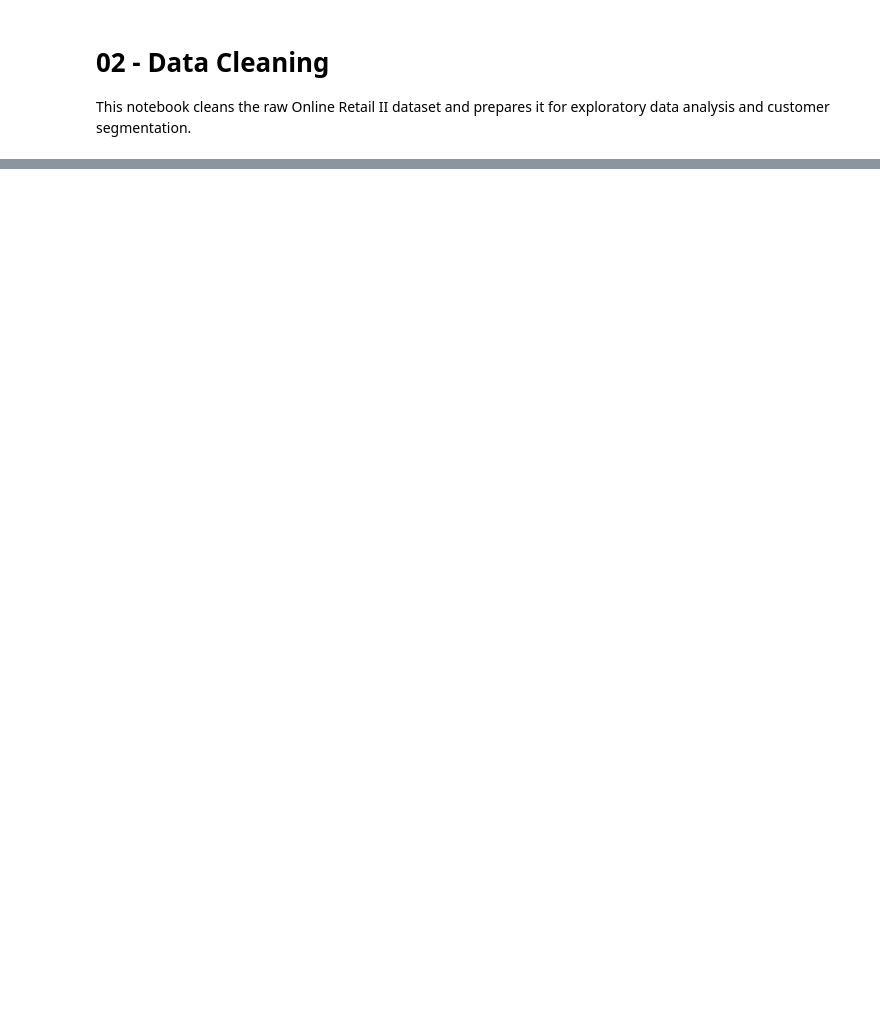
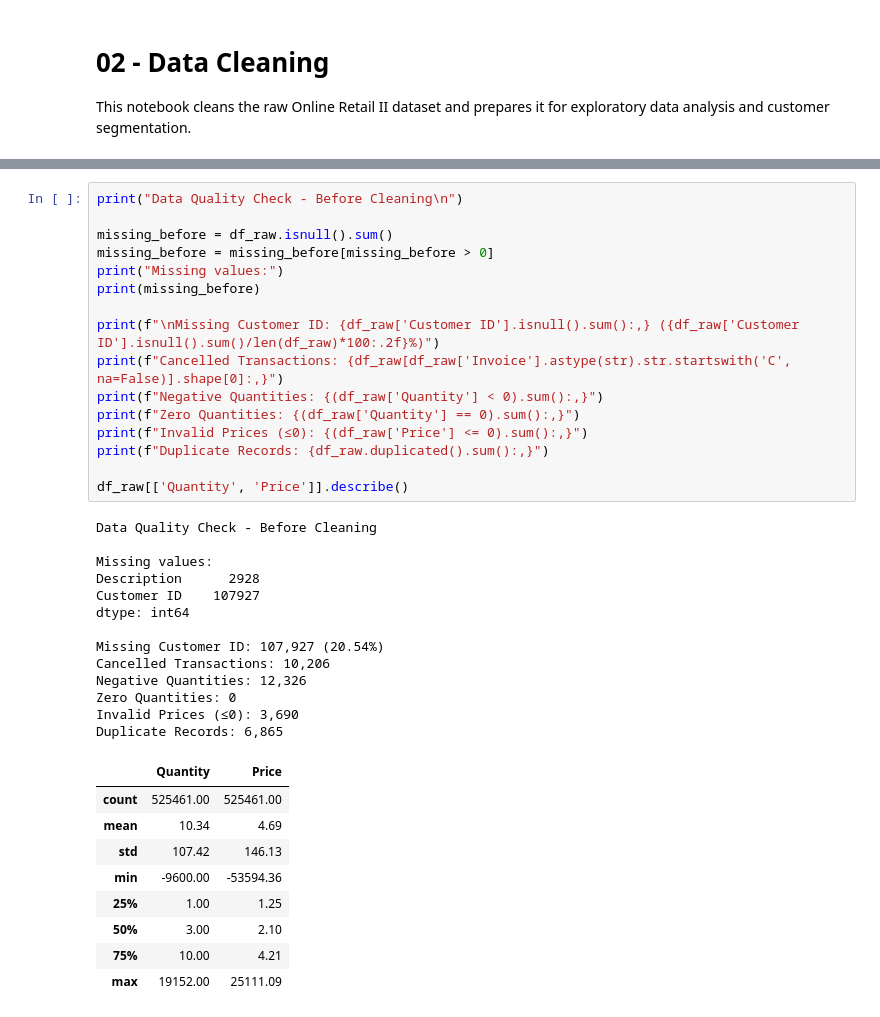
Before and after one commit to cdpratik/ml_02_customer-segmentation-kmeans-pca, a Jupyter notebook: notebooks/02_data_cleaning.ipynb, the cells around one changed output, grey strips where cells are left out. Drawn from its saved outputs; the diff is of its cells as text; blank space fills up the shorter version.

```diff
--- a/notebooks/02_data_cleaning.ipynb
+++ b/notebooks/02_data_cleaning.ipynb
@@ -596,0 +63,39 @@ Total revenue: £8,798,233.74
+# %%
+print("Data Quality Check - Before Cleaning\n")
+
+missing_before = df_raw.isnull().sum()
+missing_before = missing_before[missing_before > 0]
+print("Missing values:")
+print(missing_before)
+
+print(f"\nMissing Customer ID: {df_raw['Customer ID'].isnull().sum():,} ({df_raw['Customer ID'].isnull().sum()/len(df_raw)*100:.2f}%)")
+print(f"Cancelled Transactions: {df_raw[df_raw['Invoice'].astype(str).str.startswith('C', na=False)].shape[0]:,}")
+print(f"Negative Quantities: {(df_raw['Quantity'] < 0).sum():,}")
+print(f"Zero Quantities: {(df_raw['Quantity'] == 0).sum():,}")
+print(f"Invalid Prices (≤0): {(df_raw['Price'] <= 0).sum():,}")
+print(f"Duplicate Records: {df_raw.duplicated().sum():,}")
+
+df_raw[['Quantity', 'Price']].describe()
+# %% [output]
+Data Quality Check - Before Cleaning
+
+Missing values:
+Description      2928
+Customer ID    107927
+dtype: int64
+
+Missing Customer ID: 107,927 (20.54%)
+Cancelled Transactions: 10,206
+Negative Quantities: 12,326
+Zero Quantities: 0
+Invalid Prices (≤0): 3,690
+Duplicate Records: 6,865
+|  | Quantity | Price |
+| count | 525461.00 | 525461.00 |
+| mean | 10.34 | 4.69 |
+| std | 107.42 | 146.13 |
+| min | -9600.00 | -53594.36 |
+| 25% | 1.00 | 1.25 |
+| 50% | 3.00 | 2.10 |
+| 75% | 10.00 | 4.21 |
+| max | 19152.00 | 25111.09 |
```
Also changed, not shown: parts of 37 cells of this notebook, 5 other files.
